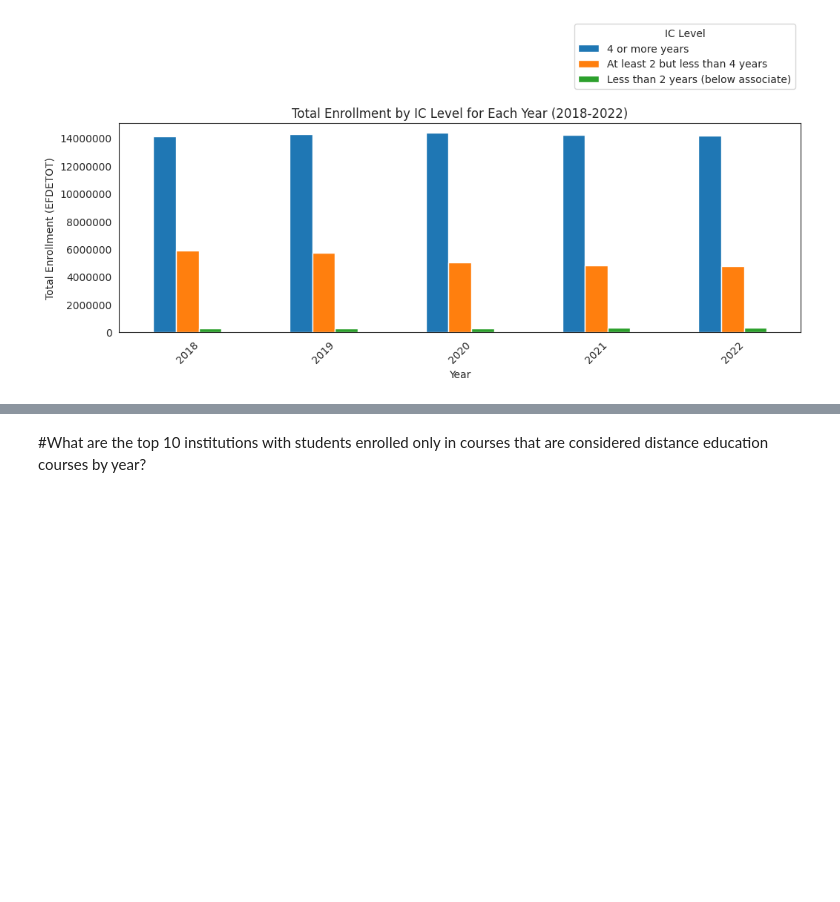
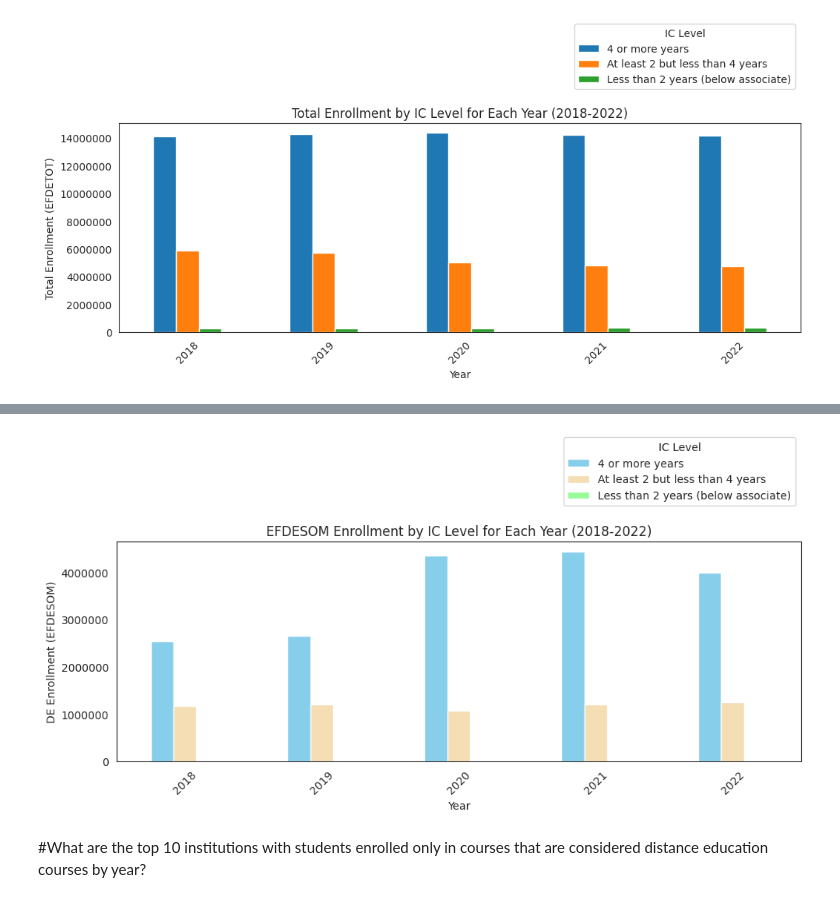
Before and after one commit to katyk20/distance-education-highered, a Jupyter notebook: Notebooks/EDA.ipynb, the cells around one changed output, grey strips where cells are left out. Drawn from its saved outputs; the diff is of its cells as text; code cells hidden in the pictures; blank space fills up the shorter version.

```diff
--- a/Notebooks/EDA.ipynb
+++ b/Notebooks/EDA.ipynb
@@ -188,0 +214,32 @@ KeyError: "['EFEDSOM'] not in index"
+# %%
+# Create a figure and a single subplot
+fig, ax = plt.subplots(figsize=(10, 6))
+
+# Plot for EFDESOM
+some_data_pivot = ic_data.pivot_table(index='YEAR', columns='ICLEVEL', values='EFDESOM', aggfunc='sum')
+some_data_pivot.plot(kind='bar', ax=ax, color=colors_some)
+
+ax.set_ylabel('DE Enrollment (EFDESOM)')
+ax.set_title('EFDESOM Enrollment by IC Level for Each Year (2018-2022)')
+
+# Customize legend labels for EFDESOM
+handles, labels = ax.get_legend_handles_labels()
+legend_labels = {
+    1: '4 or more years',
+    2: 'At least 2 but less than 4 years',
+    3: 'Less than 2 years (below associate)'
+}
+ax.legend(handles, [legend_labels.get(ICLEVEL, ICLEVEL) for ICLEVEL in ic_data['ICLEVEL'].unique()], title='IC Level', loc='upper right', bbox_to_anchor=(1, 1.5))
+
+plt.xlabel('Year')
+plt.xticks(rotation=45)  # Rotate x-axis labels for better readability
+
+# plt.ylim(0, max_value + 10000 )  # Adjust the upper limit as needed
+
+# Disable scientific notation on y-axis
+ax.get_yaxis().get_major_formatter().set_scientific(False)
+
+plt.tight_layout()
+plt.show()
+# %% [output]
+[figure, added]
```
Also changed, not shown: parts of 12 cells of this notebook.
